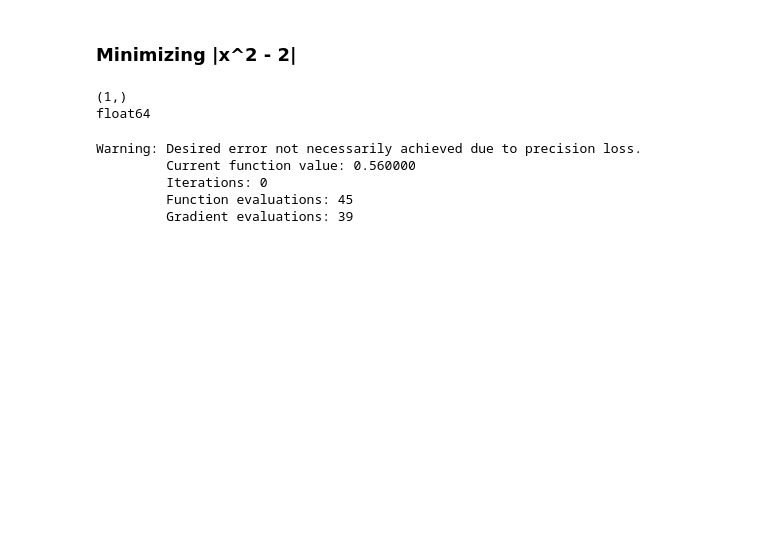
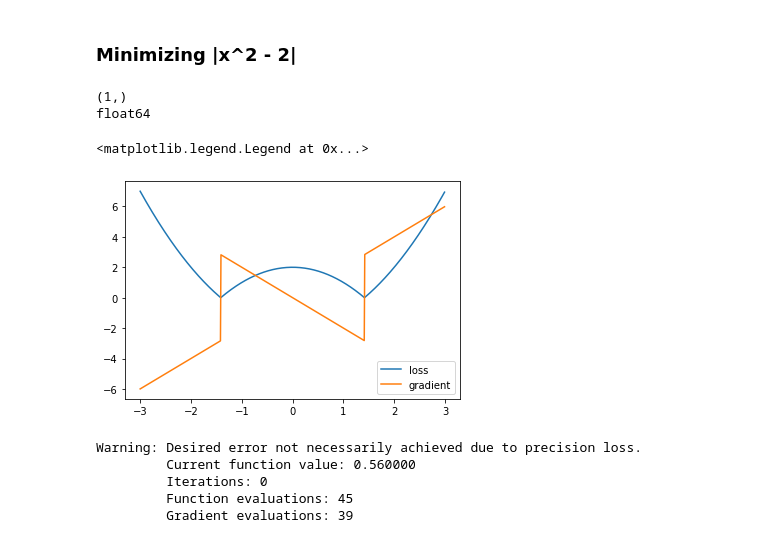
Before and after one commit to ejmichaud/precision-ml, a Jupyter notebook: notebooks/precision-baselines.ipynb, the cells around one changed output. Cells and saved outputs as stored; diff of their text form; code cells hidden in the pictures; blank space fills up the shorter version.

```diff
--- a/notebooks/precision-baselines.ipynb
+++ b/notebooks/precision-baselines.ipynb
@@ -52,6 +64,14 @@ print(x0.dtype)
 # %% [output]
 (1,)
 float64
+# %%
+xs = np.arange(-3, 3, 0.01)
+plt.plot(xs, loss(xs), label='loss')
+plt.plot(xs, gradient(xs), label='gradient')
+plt.legend()
+# %% [output]
+<matplotlib.legend.Legend at 0x...>
+[figure, added]
 # %%
 result = optimize.minimize(loss, x0, method='BFGS', jac=gradient,
                           options={
```
Also changed, not shown: parts of 12 cells of this notebook.
